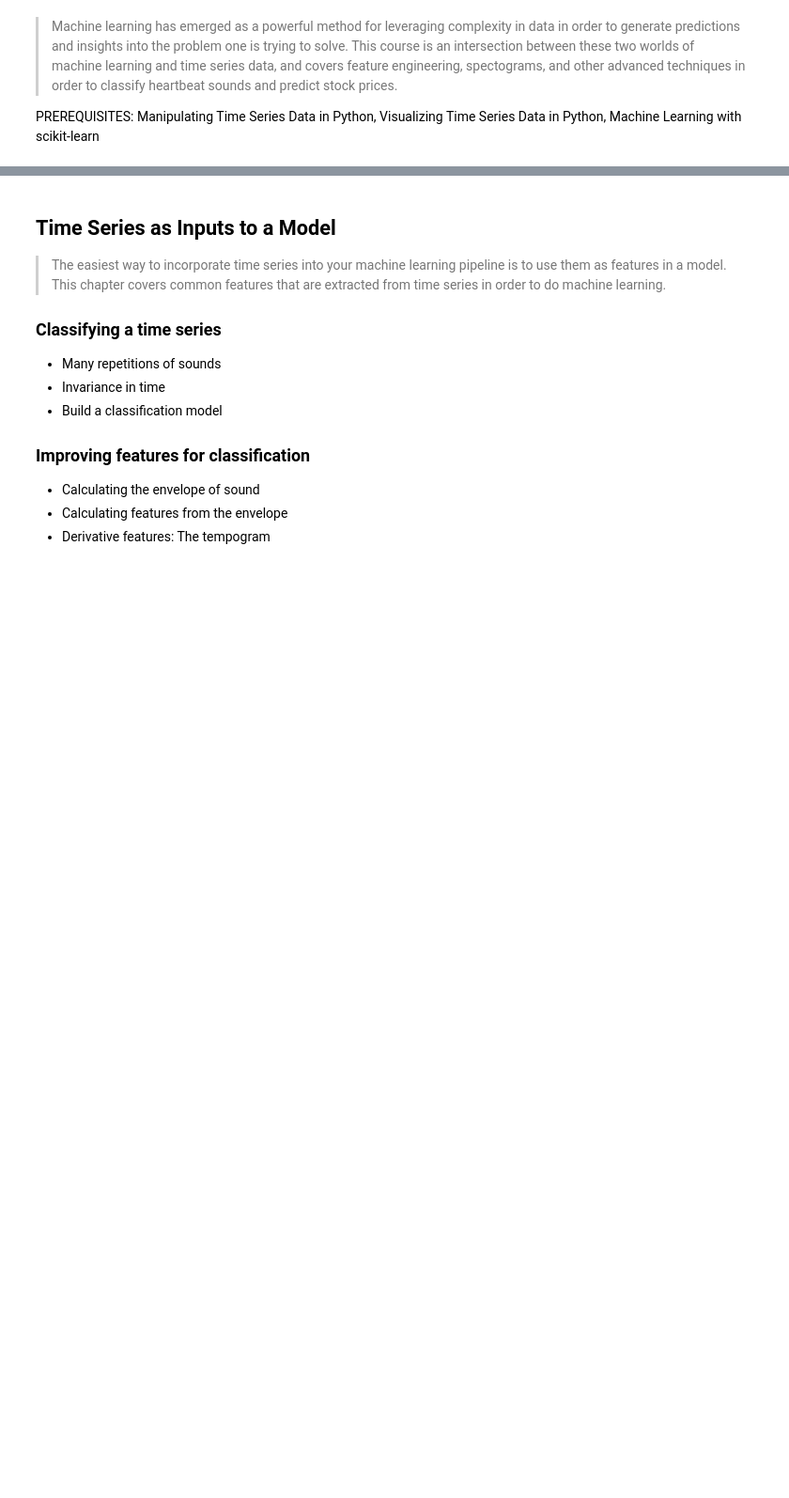
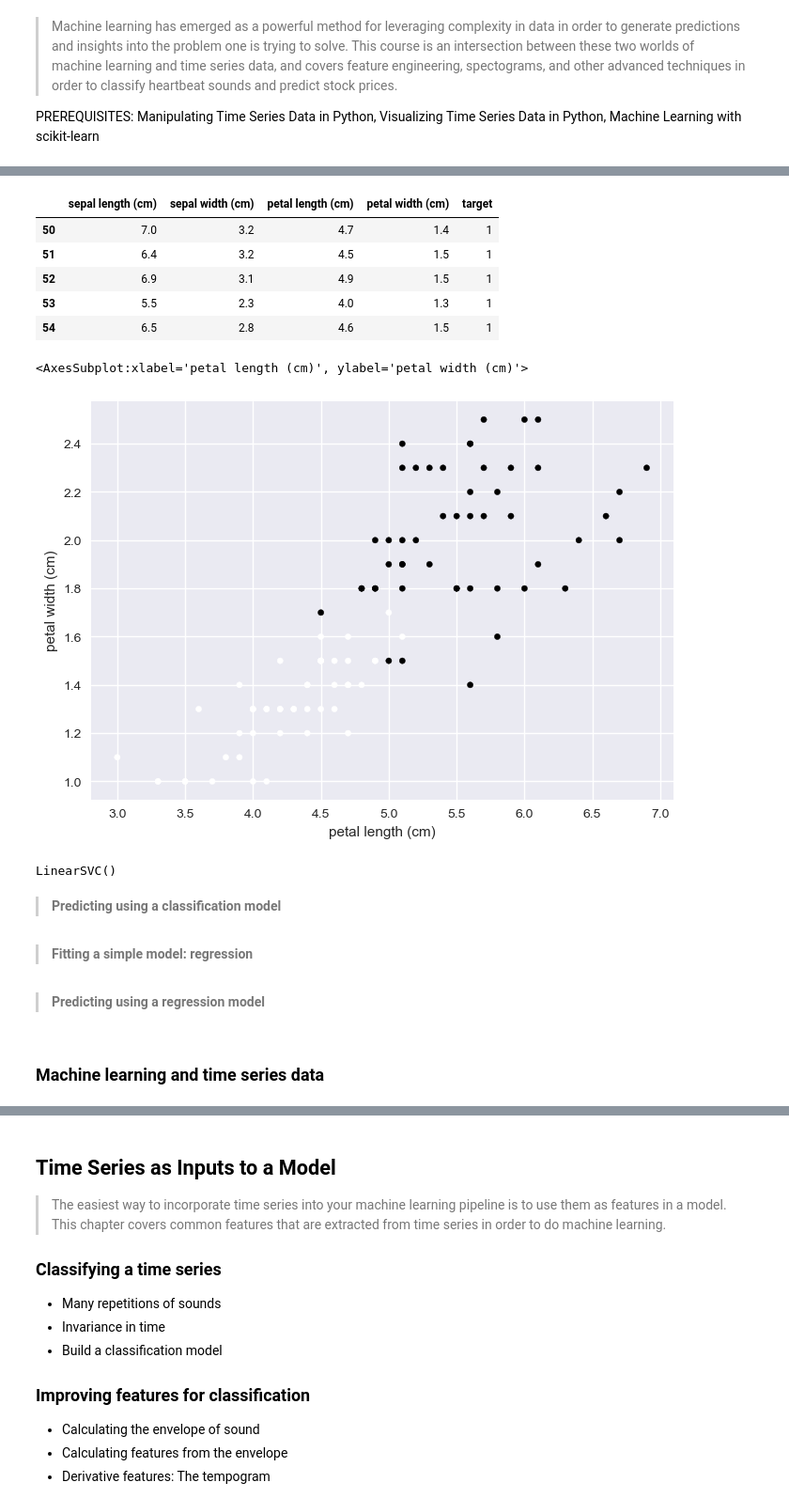
Before and after one commit to anhhaibkhn/Data-Science-selfstudy-notes-Blog, a Jupyter notebook: _notebooks/Machine Learning for Time Series Data in Python/2022-08-29-Machine Learning for Time Series Data in Python.ipynb, the cells around one changed output, grey strips where cells are left out. Shown at 94% size. Drawn from its saved outputs; the diff is of its cells as text; code cells hidden in the pictures; blank space fills up the shorter version.

```diff
--- a/_notebooks/Machine Learning for Time Series Data in Python/2022-08-29-Machine Learning for Time Series Data in Python.ipynb
+++ b/_notebooks/Machine Learning for Time Series Data in Python/2022-08-29-Machine Learning for Time Series Data in Python.ipynb
@@ -58,0 +159,37 @@ warnings.filterwarnings("ignore", category=FutureWarning)
+# %%
+data = pd.read_csv('datasets/iris.csv', index_col=[0])
+# %%
+plt.style.use('seaborn')
+# %%
+# Print the first 5 rows for inspection
+display(data.head())
+data.plot.scatter(x='petal length (cm)', y='petal width (cm)', c =data.target)
+# %% [output]
+|  | sepal length (cm) | sepal width (cm) | petal length (cm) | petal width (cm) | target |
+| 50 | 7.0 | 3.2 | 4.7 | 1.4 | 1 |
+| 51 | 6.4 | 3.2 | 4.5 | 1.5 | 1 |
+| 52 | 6.9 | 3.1 | 4.9 | 1.5 | 1 |
+| 53 | 5.5 | 2.3 | 4.0 | 1.3 | 1 |
+| 54 | 6.5 | 2.8 | 4.6 | 1.5 | 1 |
+<AxesSubplot:xlabel='petal length (cm)', ylabel='petal width (cm)'>
+[figure, added]
+# %%
+from sklearn.svm import LinearSVC
+
+# Construct data for the model
+X = data[['petal length (cm)','petal width (cm)']]
+y = data[['target']]
+
+# Fit the model
+model = LinearSVC()
+model.fit(X, y)
+# %% [output]
+LinearSVC()
+# %% [markdown]
+> **Predicting using a classification model**
+# %% [markdown]
+> **Fitting a simple model: regression**
+# %% [markdown]
+> **Predicting using a regression model**
+# %% [markdown]
+### Machine learning and time series data
```
Also changed, not shown: parts of 17 cells of this notebook, 12 other files.
